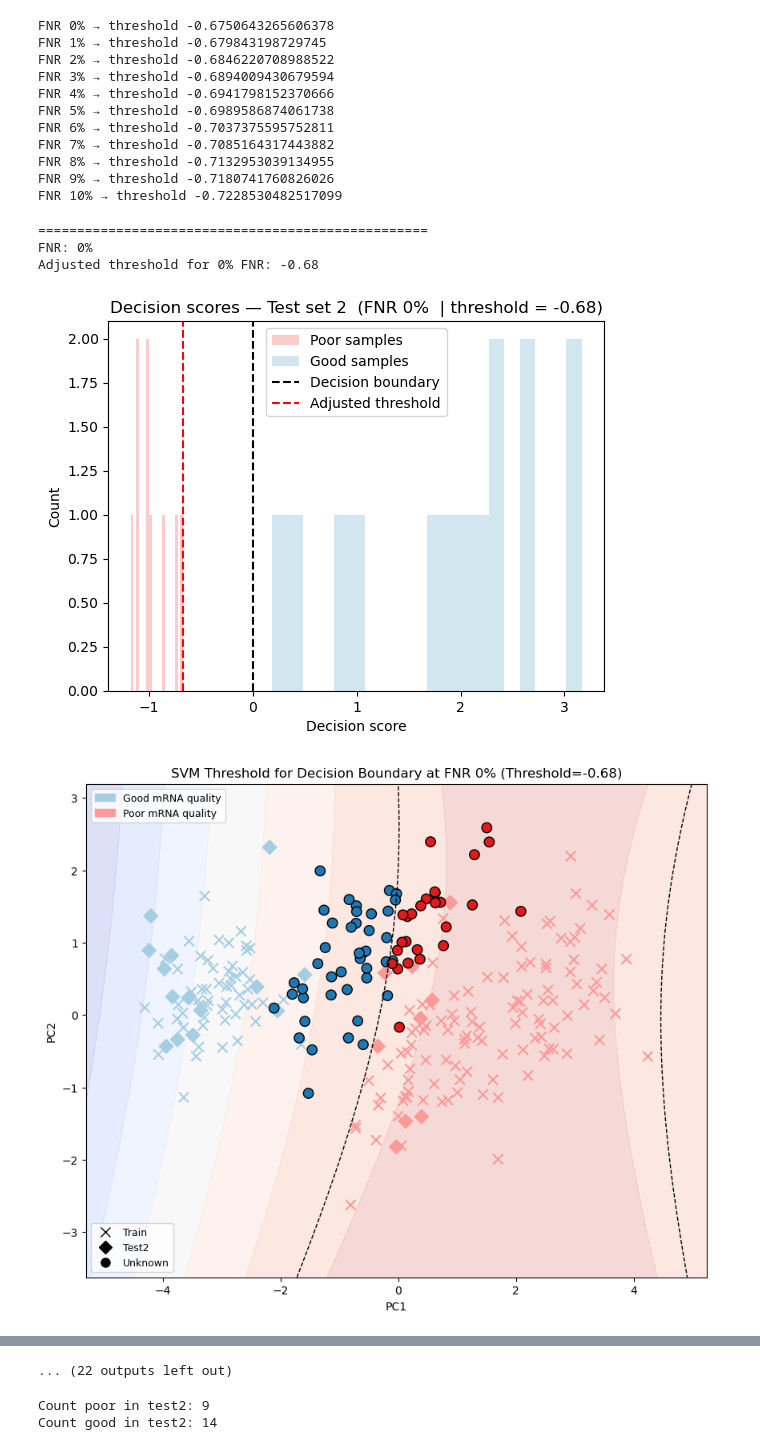
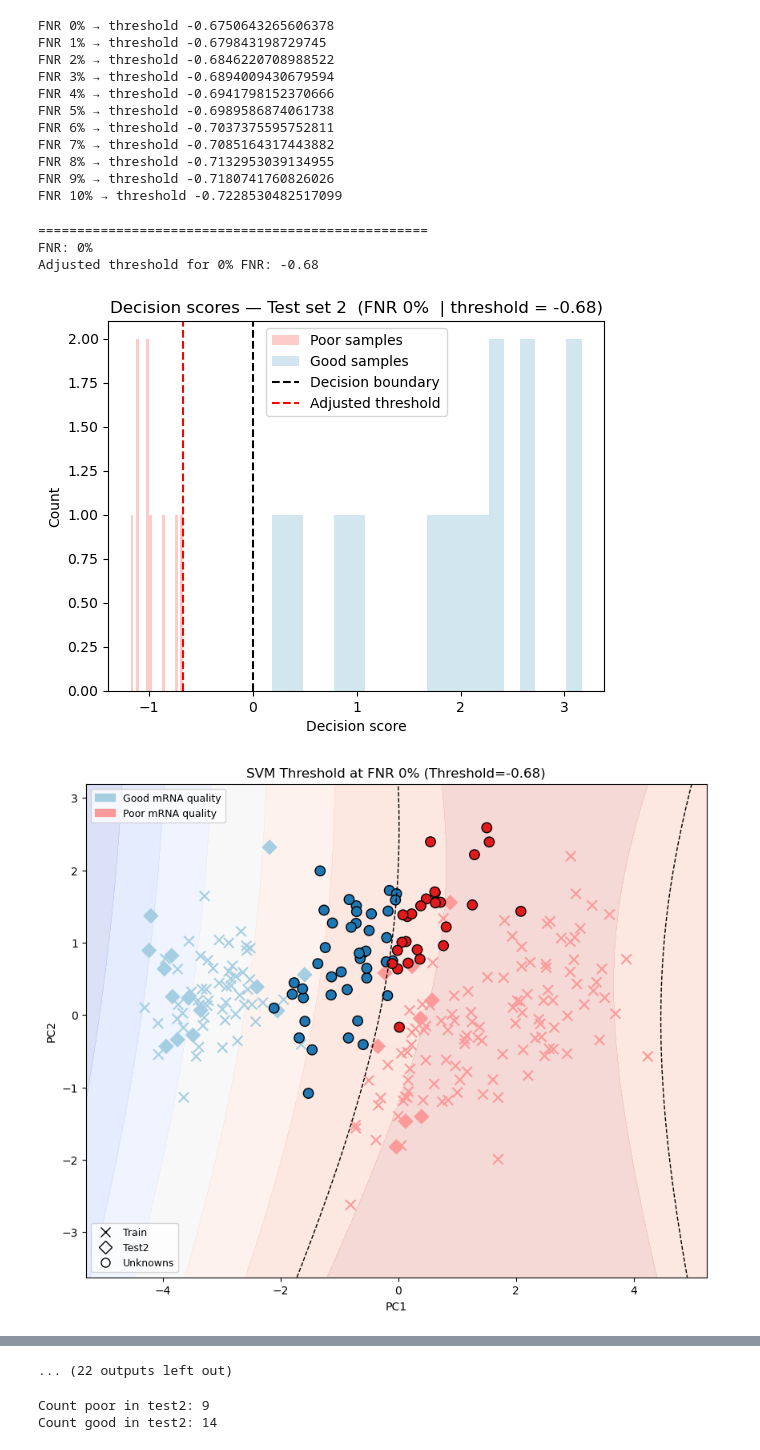
Before and after one commit to vlastaxiv/EDTA_Cleaner, a Jupyter notebook: notebooks/3_SVM_decision_boundary_11122025_final.ipynb, the cells around one changed output, grey strips where cells are left out. Saved outputs shown, nothing was run; the diff lists cells and outputs as text; code cells hidden in the pictures.

```diff
--- a/notebooks/3_SVM_decision_boundary_11122025_final.ipynb
+++ b/notebooks/3_SVM_decision_boundary_11122025_final.ipynb
@@ -412,7 +412,7 @@ for fnr in fnr_list:
     #----------------------------------------------------------------------------------------------------------------
     # Decision boundary plot in PCA2 space (visual only)
     plt.figure(figsize=(10, 8))
-    plt.title(f"SVM Threshold for Decision Boundary at FNR {fnr}% (Threshold={threshold_dynamic2:.2f})")
+    plt.title(f"SVM Threshold at FNR {fnr}% (Threshold={threshold_dynamic2:.2f})")
 
     # PCA grid (2D → inverse PCA → inverse scaler → decision_function)
     x_min, x_max = X_train_pca[:, 0].min() - 1, X_train_pca[:, 0].max() + 1
@@ -453,10 +453,10 @@ for fnr in fnr_list:
                            markerfacecolor='black', markersize=8, label='Train')
 
     test2_proxy   = plt.Line2D([0], [0], marker='D', color='none',
-                           markerfacecolor='black', markersize=8, label='Test2')
+                           markerfacecolor='none', markeredgecolor='black', markersize=8, label='Test2')
 
     unknown_proxy = plt.Line2D([0], [0], marker='o', color='none',
-                           markerfacecolor='black', markersize=8, label='Unknown')
+                           markerfacecolor='none', markeredgecolor='black', markersize=8, label='Unknowns')
 
     legend1 = ax.legend(handles=[train_proxy, test2_proxy, unknown_proxy],
                     loc='lower left', fontsize=9)
@@ -536,34 +536,34 @@ for fnr in fnr_list:
 
     # Convert to array for safe and uniform indexing
     test_arr = np.asarray(test_samples)
 
     # Identify good / poor / changed samples
     good_test_idx = np.where(y_test2_adj == 1)[0]
     bad_test_idx  = np.where(y_test2_adj == 0)[0]
     changed_test_idx = np.where(y_test2_adj != y_pred_test2_default )[0]
 
     # Retrieve sample names safely
     good_test_samples    = test_arr[good_test_idx].tolist()
     bad_test_samples     = test_arr[bad_test_idx].tolist()
     changed_test_samples = test_arr[changed_test_idx].tolist()
 
     print(f"# samples classified as OK (1): {len(good_test_idx)}")
     print(", ".join(map(str, good_test_samples)) if good_test_samples else "None samples")
 
     print(f"\n# samples classified as altered (0): {len(bad_test_idx)}")
     print(", ".join(map(str, bad_test_samples)) if bad_test_samples else "None samples")
 
     print(f"\n# samples with changed classification compared to the threshold 0: {len(changed_test_idx)}")
     if changed_test_samples:
         print(", ".join(map(str, changed_test_samples)))
     else:
         print("No samples changed classification compared to original threshold.")
 # %% [output]
 ==================================================
 FNR: 0%
 Adjusted threshold for 0% FNR: -0.68
 [figure]
-[figure, old version]
+[figure, new version]
 ----------------------------------------
 
 [Unknown Data]
```
Also changed, not shown: parts of 1 cell of this notebook, 5 other files.
